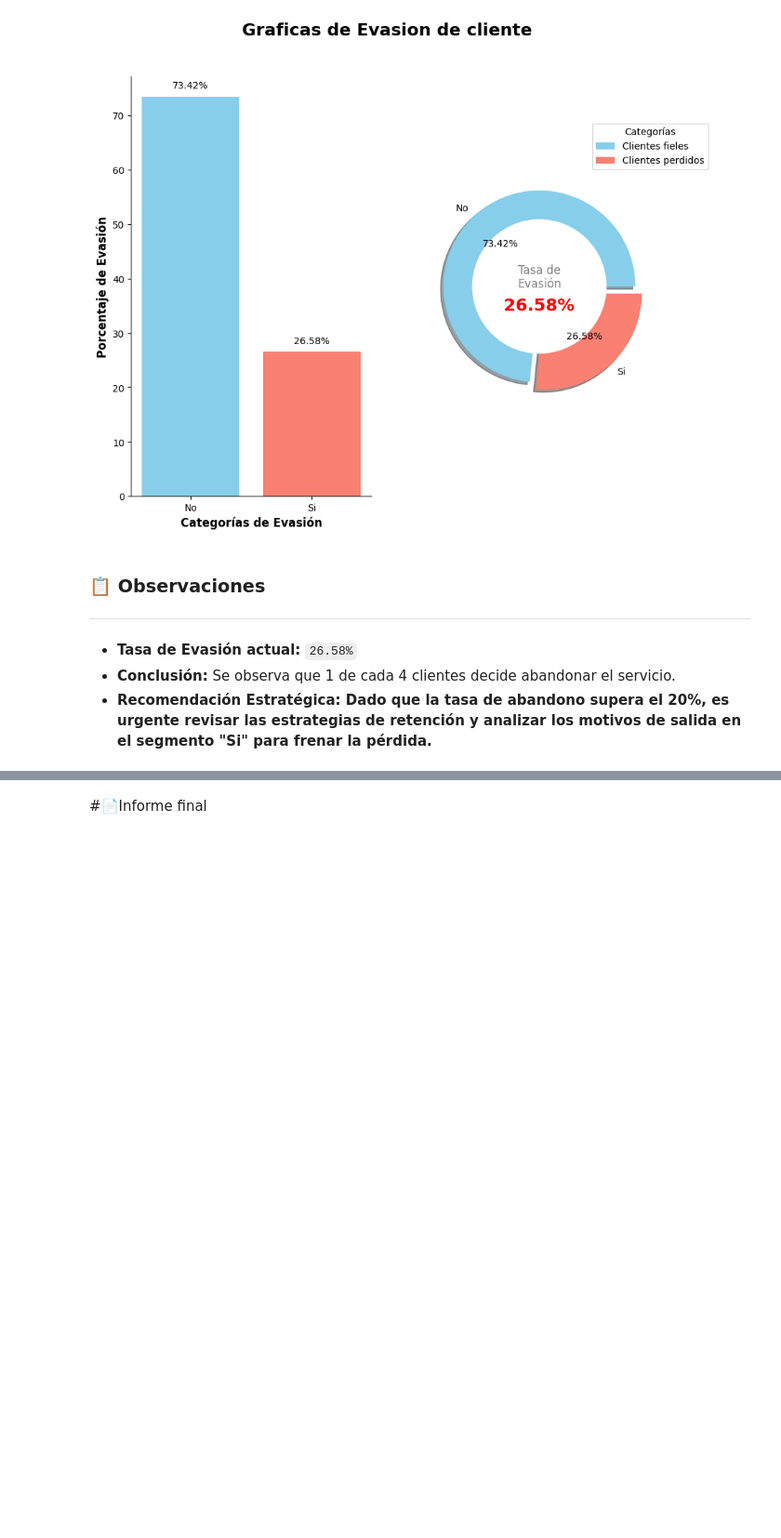
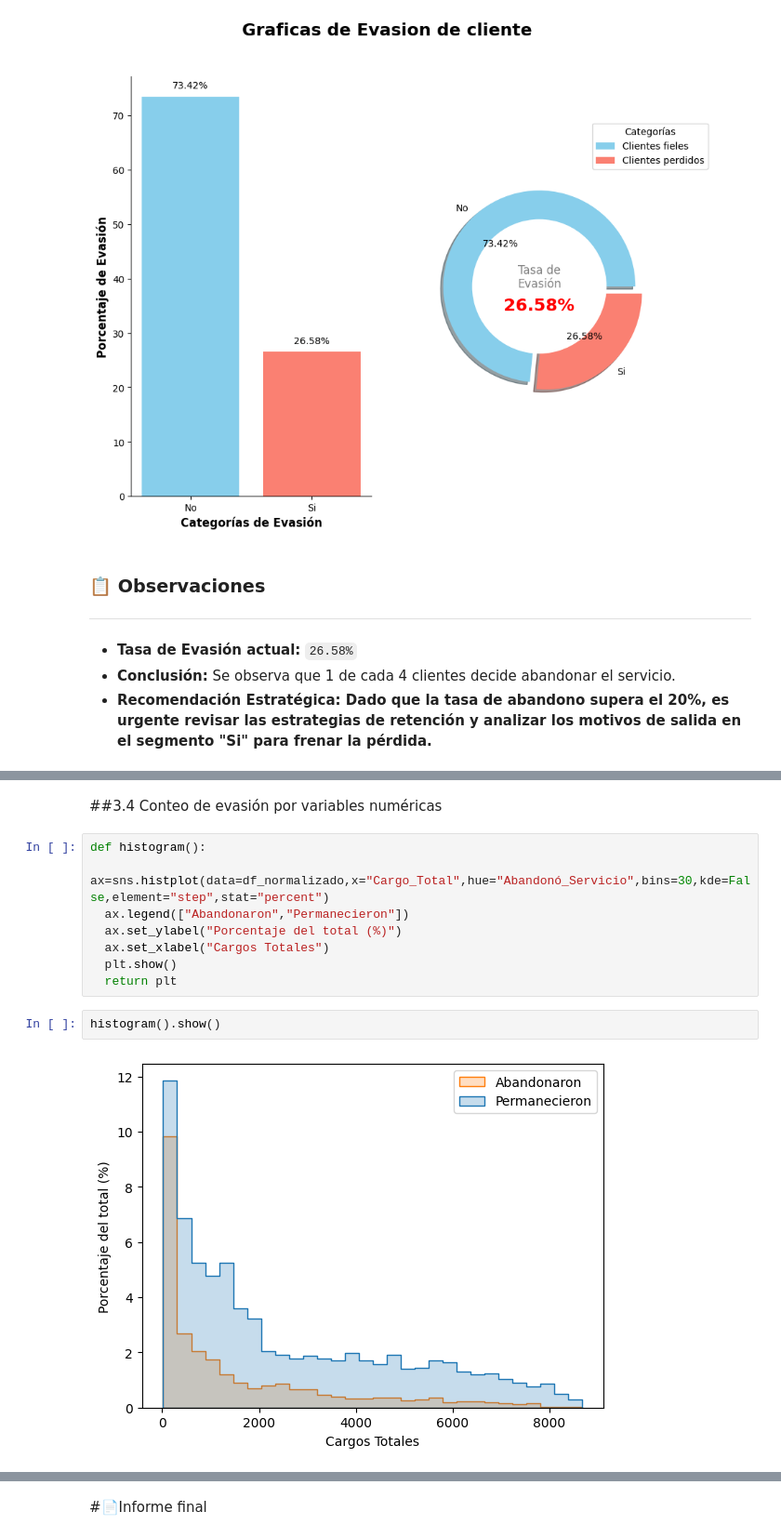
Before and after one commit to KonungurProFer/Proyecto_telecom_X, a Jupyter notebook: TelecomX_LATAM.ipynb, the cells around one changed output, grey strips where cells are left out. Shown at 93% size. Cells and saved outputs as stored; diff of their text form; blank space fills up the shorter version.

```diff
--- a/TelecomX_LATAM.ipynb
+++ b/TelecomX_LATAM.ipynb
@@ -523,0 +576,14 @@ grafica_evasion().show()
+# %% [markdown]
+##3.4 Conteo de evasión por variables numéricas
+# %%
+def histogram():
+  ax=sns.histplot(data=df_normalizado,x="Cargo_Total",hue="Abandonó_Servicio",bins=30,kde=False,element="step",stat="percent")
+  ax.legend(["Abandonaron","Permanecieron"])
+  ax.set_ylabel("Porcentaje del total (%)")
+  ax.set_xlabel("Cargos Totales")
+  plt.show()
+  return plt
+# %%
+histogram().show()
+# %% [output]
+[figure, added]
```
Also changed, not shown: parts of 11 cells of this notebook.
